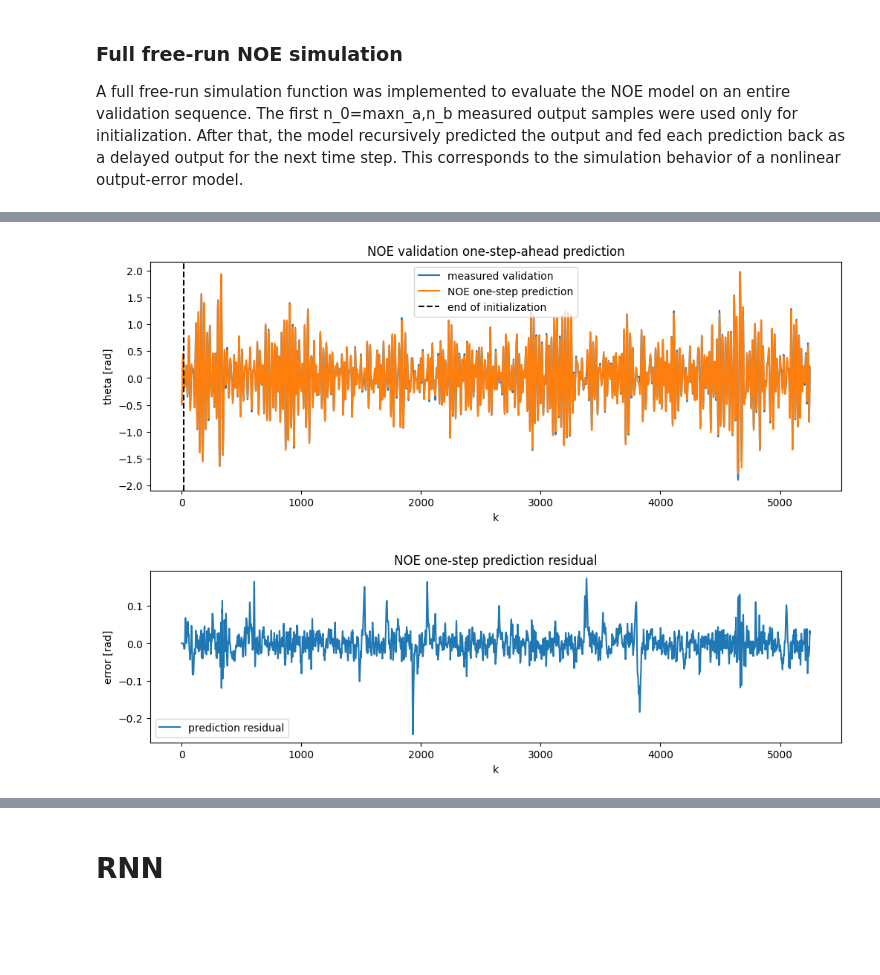
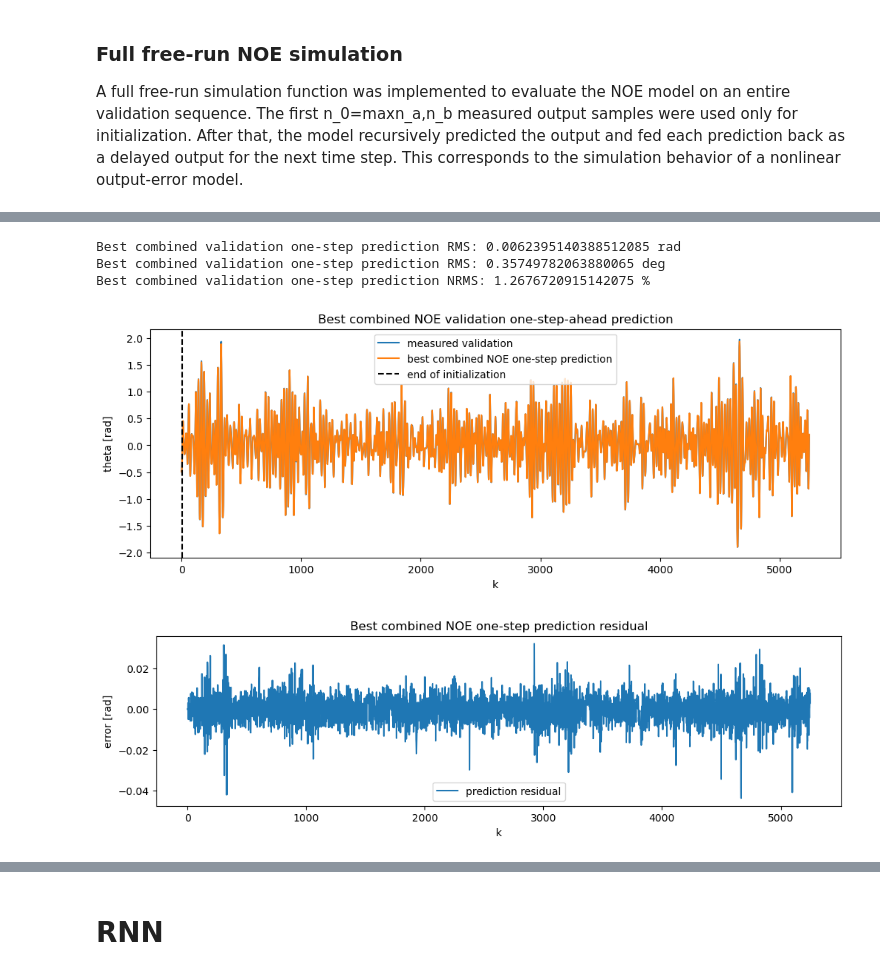
Before and after one commit to SpyrosAnog/ML-for-control-systems-Pendulum, a Jupyter notebook: Assignment_NOE_RNN.ipynb, the cells around one changed output, grey strips where cells are left out. Saved outputs shown, nothing was run; the diff lists cells and outputs as text; code cells hidden in the pictures; blank space fills up the shorter version.

Commit message:
Final models

```diff
--- a/Assignment_NOE_RNN.ipynb
+++ b/Assignment_NOE_RNN.ipynb
@@ -132,9 +113,7 @@ class NOENet(nn.Module):
 
         self.net = nn.Sequential(
             nn.Linear(input_size, hidden_size),
-            nn.Tanh(),
-            nn.Linear(hidden_size, hidden_size),
-            nn.Tanh(),
+            nn.ReLU(),
             nn.Linear(hidden_size, 1)
         )
 
@@ -851,0 +734,12 @@ Best validation-window loss: 0.0166025310754776
+# %%
+best_combined_eval = train_and_evaluate_noe_choice(
+    best_combined,
+    "Best combined NOE model",
+    "saved_noe_models/best_combined_noe.pt"
+)
+
+best_prediction_eval = train_and_evaluate_noe_choice(
+    best_prediction,
+    "Best one-step prediction NOE model",
+    "saved_noe_models/best_prediction_noe.pt"
+)
@@ -972,22 +925,46 @@ Epoch  140 | train sim loss = 0.000655 | val sim loss = 0.000826
 # %%
+final_noe_model = best_combined_eval["model"]
+final_noe_model.eval()
+
+th_val_pred, th_val_true_pred = one_step_prediction_noe(
+    final_noe_model,
+    u_val_n,
+    th_val_n,
+    th_mean,
+    th_std
+)
+
+skip = final_noe_model.n0
+
+pred_rms = np.sqrt(np.mean((th_val_pred[skip:] - th_val_true_pred[skip:])**2))
+pred_rms_deg = pred_rms / (2*np.pi) * 360
+pred_nrms = pred_rms / np.std(th_val_true_pred[skip:])
+
+print("Best combined validation one-step prediction RMS:", pred_rms, "rad")
+print("Best combined validation one-step prediction RMS:", pred_rms_deg, "deg")
+print("Best combined validation one-step prediction NRMS:", pred_nrms * 100, "%")
+
 plt.figure(figsize=(12, 4))
 plt.plot(th_val_true_pred, label="measured validation")
-plt.plot(th_val_pred, label="NOE one-step prediction")
+plt.plot(th_val_pred, label="best combined NOE one-step prediction")
 plt.axvline(skip, color="black", linestyle="--", label="end of initialization")
 plt.xlabel("k")
 plt.ylabel("theta [rad]")
-plt.title("NOE validation one-step-ahead prediction")
+plt.title("Best combined NOE validation one-step-ahead prediction")
 plt.legend()
 plt.show()
 
 plt.figure(figsize=(12, 3))
 plt.plot(th_val_pred - th_val_true_pred, label="prediction residual")
 plt.xlabel("k")
 plt.ylabel("error [rad]")
-plt.title("NOE one-step prediction residual")
+plt.title("Best combined NOE one-step prediction residual")
 plt.legend()
 plt.show()
 # %% [output]
+Best combined validation one-step prediction RMS: 0.0062395140388512085 rad
+Best combined validation one-step prediction RMS: 0.35749782063880065 deg
+Best combined validation one-step prediction NRMS: 1.2676720915142075 %
-[figure, old version]
+[figure, new version]
-[figure, old version]
+[figure, new version]
 # %% [markdown]
```
Also changed, not shown: parts of 45 cells of this notebook, 5 other files.
